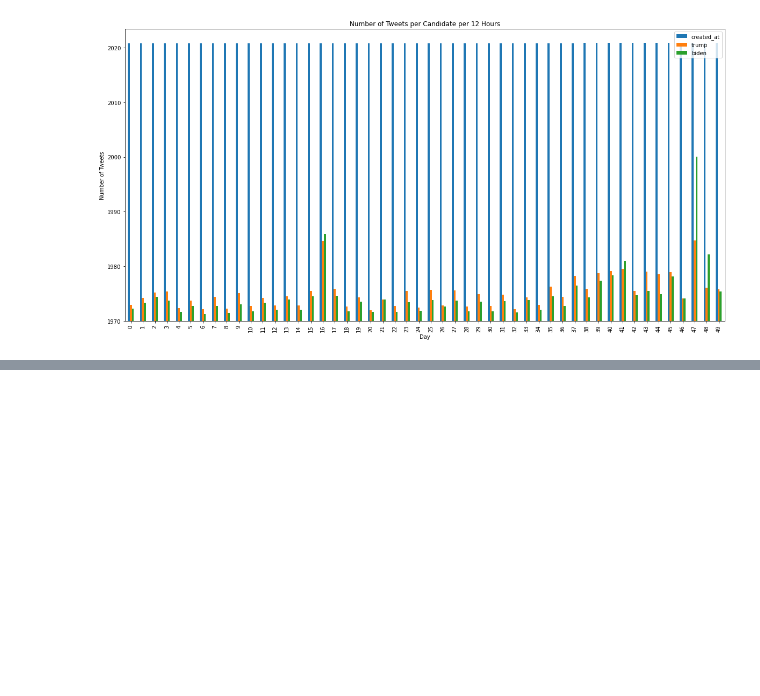
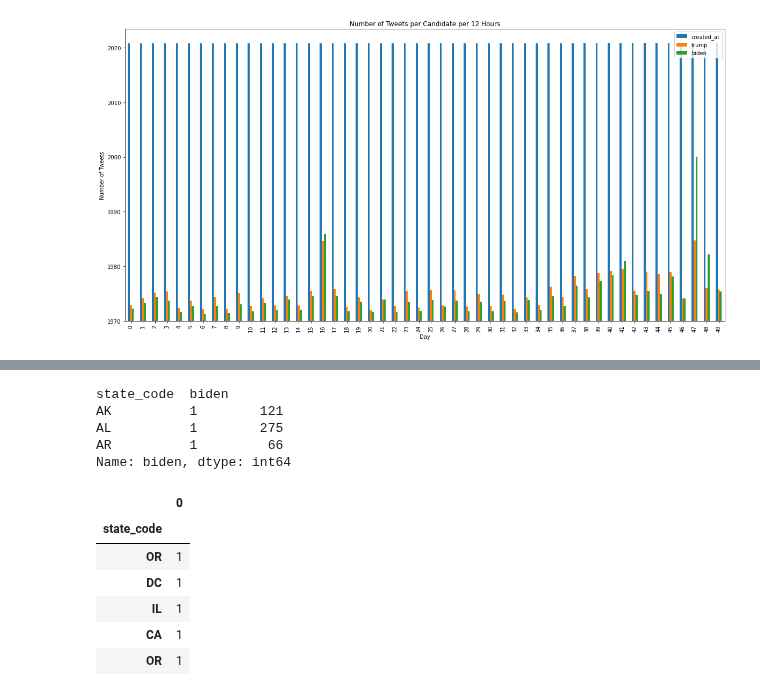
Before and after one commit to olivedisaster/Project-2, a Jupyter notebook: write_data.ipynb, the cells around one changed output, grey strips where cells are left out. Cells and saved outputs as stored; diff of their text form; code cells hidden in the pictures; blank space fills up the shorter version.

```diff
--- a/write_data.ipynb
+++ b/write_data.ipynb
@@ -606,0 +607,3 @@ Text(0, 0.5, 'Number of Tweets')
+# %%
+trump_st=trump_data_df[trump_data_df['hashtag']=='Trump']
+trump_st.head(3)
@@ -606,0 +657,20 @@ Text(0, 0.5, 'Number of Tweets')
+# %%
+biden_count = biden_st_df.groupby('state_code')['biden'].value_counts()
+biden_count.head(3)
+# %% [output]
+state_code  biden
+AK          1        121
+AL          1        275
+AR          1         66
+Name: biden, dtype: int64
+# %%
+trump_st_df = pd.DataFrame(trump_st_series)
+trump_st_df.head()
+# %% [output]
+|  | 0 |
+| state_code |  |
+| OR | 1 |
+| DC | 1 |
+| IL | 1 |
+| CA | 1 |
+| OR | 1 |
```
Also changed, not shown: parts of 23 cells of this notebook, 3 other files.
